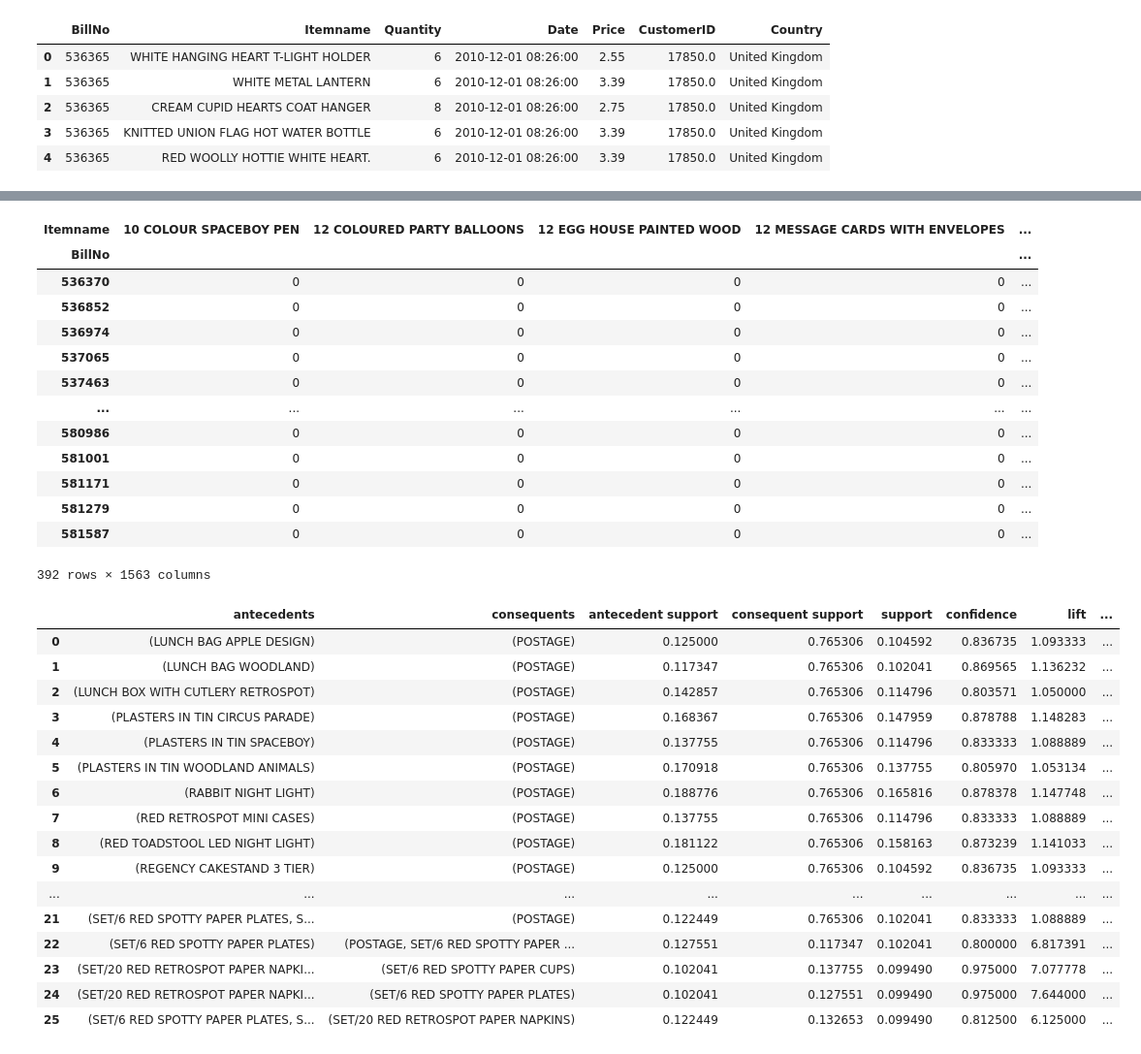
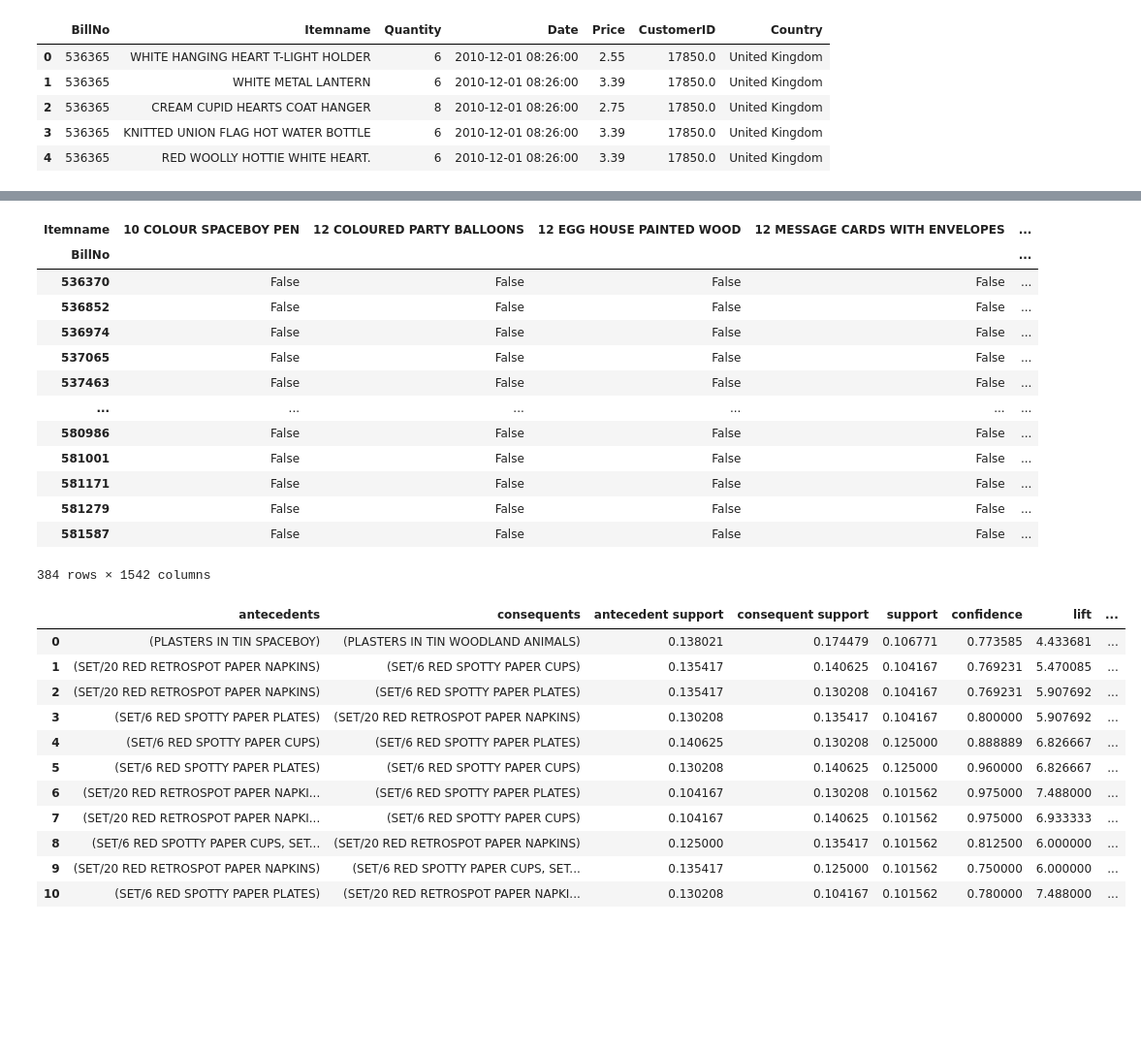
Before and after one commit to EnesBars/MarketSepetiAnalizi, a Jupyter notebook: MarketSepeti.ipynb, the cells around one changed output, grey strips where cells are left out. Shown: that part at 97% size. Saved outputs shown, nothing was run; the diff lists cells and outputs as text; code cells hidden in the pictures; blank space fills up the shorter version.

```diff
--- a/MarketSepeti.ipynb
+++ b/MarketSepeti.ipynb
@@ -21,9 +19,13 @@ df.head()
 | 3 | 536365 | KNITTED UNION FLAG HOT WATER BOTTLE | 6 | 2010-12-01 08:26:00 | 3.39 | 17850.0 | United Kingdom |
 | 4 | 536365 | RED WOOLLY HOTTIE WHITE HEART. | 6 | 2010-12-01 08:26:00 | 3.39 | 17850.0 | United Kingdom |
 # %%
-#Fatura numarası olmayan verileri çıkartma
+# Eksik verisi olan dataları ve posta ücretlerini silme
 df['Itemname'] = df['Itemname'].str.strip()
-df.dropna(axis=0, subset=['BillNo'],inplace=True)
+
+columns_to_check = ['BillNo', 'Itemname', 'Quantity', 'Date', 'Price', 'CustomerID', 'Country']
+df.dropna(axis=0, subset=columns_to_check, inplace=True)
+df.drop(df[df['Itemname'] == 'POSTAGE'].index, inplace=True)
+
 df
 # %% [output]
 |  | BillNo | Itemname | Quantity | Date | Price | CustomerID | Country |
@@ -67,53 +69,48 @@ basket
 #Miktar değişkeni 0 olduğunda 0 , 0 dan büyük olduğunda 1 e eşitleme (Beraber alındığı sürece kaçar tane alındığı bizi ilgilendirmiyor)
 def encode_units(x):
     if x <= 0:
-        return 0
+        return False
     if x >= 1:
-        return 1
-basket_sets = basket.applymap(encode_units)
+        return True
+basket_sets = basket.map(encode_units)
 basket_sets
 # %% [output]
 | Itemname | 10 COLOUR SPACEBOY PEN | 12 COLOURED PARTY BALLOONS | 12 EGG HOUSE PAINTED WOOD | 12 MESSAGE CARDS WITH ENVELOPES | ... |
 | BillNo |  |  |  |  | ... |
-| 536370 | 0 | 0 | 0 | 0 | ... |
-| 536852 | 0 | 0 | 0 | 0 | ... |
-| 536974 | 0 | 0 | 0 | 0 | ... |
-| 537065 | 0 | 0 | 0 | 0 | ... |
-| 537463 | 0 | 0 | 0 | 0 | ... |
+| 536370 | False | False | False | False | ... |
+| 536852 | False | False | False | False | ... |
+| 536974 | False | False | False | False | ... |
+| 537065 | False | False | False | False | ... |
+| 537463 | False | False | False | False | ... |
 | ... | ... | ... | ... | ... | ... |
-| 580986 | 0 | 0 | 0 | 0 | ... |
-| 581001 | 0 | 0 | 0 | 0 | ... |
-| 581171 | 0 | 0 | 0 | 0 | ... |
-| 581279 | 0 | 0 | 0 | 0 | ... |
-| 581587 | 0 | 0 | 0 | 0 | ... |
+| 580986 | False | False | False | False | ... |
+| 581001 | False | False | False | False | ... |
+| 581171 | False | False | False | False | ... |
+| 581279 | False | False | False | False | ... |
+| 581587 | False | False | False | False | ... |
-392 rows × 1563 columns
+384 rows × 1542 columns
 # %%
 # minimum desteği (min_support) %9 olan verileri apriori ile hesaplayıp
 # sıklıkla birlikte bulunan (frequent_itemsets) değişkenine atama
 frequent_itemsets = apriori(basket_sets, min_support=0.09, use_colnames=True)
 
-#elimizdeki verilerden güven parametresi %80'den büyük olanları listeleme
+#elimizdeki verilerden güven parametresi %75'den büyük olanları listeleme
 rules = association_rules(
-    frequent_itemsets, metric='confidence', min_threshold=0.8)
+    frequent_itemsets, metric='confidence', min_threshold=0.75)
 rules
 # %% [output]
 |  | antecedents | consequents | antecedent support | consequent support | support | confidence | lift | ... |
-| 0 | (LUNCH BAG APPLE DESIGN) | (POSTAGE) | 0.125000 | 0.765306 | 0.104592 | 0.836735 | 1.093333 | ... |
-| 1 | (LUNCH BAG WOODLAND) | (POSTAGE) | 0.117347 | 0.765306 | 0.102041 | 0.869565 | 1.136232 | ... |
-| 2 | (LUNCH BOX WITH CUTLERY RETROSPOT) | (POSTAGE) | 0.142857 | 0.765306 | 0.114796 | 0.803571 | 1.050000 | ... |
-| 3 | (PLASTERS IN TIN CIRCUS PARADE) | (POSTAGE) | 0.168367 | 0.765306 | 0.147959 | 0.878788 | 1.148283 | ... |
-| 4 | (PLASTERS IN TIN SPACEBOY) | (POSTAGE) | 0.137755 | 0.765306 | 0.114796 | 0.833333 | 1.088889 | ... |
-| 5 | (PLASTERS IN TIN WOODLAND ANIMALS) | (POSTAGE) | 0.170918 | 0.765306 | 0.137755 | 0.805970 | 1.053134 | ... |
-| 6 | (RABBIT NIGHT LIGHT) | (POSTAGE) | 0.188776 | 0.765306 | 0.165816 | 0.878378 | 1.147748 | ... |
-| 7 | (RED RETROSPOT MINI CASES) | (POSTAGE) | 0.137755 | 0.765306 | 0.114796 | 0.833333 | 1.088889 | ... |
-| 8 | (RED TOADSTOOL LED NIGHT LIGHT) | (POSTAGE) | 0.181122 | 0.765306 | 0.158163 | 0.873239 | 1.141033 | ... |
-| 9 | (REGENCY CAKESTAND 3 TIER) | (POSTAGE) | 0.125000 | 0.765306 | 0.104592 | 0.836735 | 1.093333 | ... |
-| ... | ... | ... | ... | ... | ... | ... | ... | ... |
-| 21 | (SET/6 RED SPOTTY PAPER PLATES, S... | (POSTAGE) | 0.122449 | 0.765306 | 0.102041 | 0.833333 | 1.088889 | ... |
-| 22 | (SET/6 RED SPOTTY PAPER PLATES) | (POSTAGE, SET/6 RED SPOTTY PAPER ... | 0.127551 | 0.117347 | 0.102041 | 0.800000 | 6.817391 | ... |
-| 23 | (SET/20 RED RETROSPOT PAPER NAPKI... | (SET/6 RED SPOTTY PAPER CUPS) | 0.102041 | 0.137755 | 0.099490 | 0.975000 | 7.077778 | ... |
-| 24 | (SET/20 RED RETROSPOT PAPER NAPKI... | (SET/6 RED SPOTTY PAPER PLATES) | 0.102041 | 0.127551 | 0.099490 | 0.975000 | 7.644000 | ... |
-| 25 | (SET/6 RED SPOTTY PAPER PLATES, S... | (SET/20 RED RETROSPOT PAPER NAPKINS) | 0.122449 | 0.132653 | 0.099490 | 0.812500 | 6.125000 | ... |
+| 0 | (PLASTERS IN TIN SPACEBOY) | (PLASTERS IN TIN WOODLAND ANIMALS) | 0.138021 | 0.174479 | 0.106771 | 0.773585 | 4.433681 | ... |
+| 1 | (SET/20 RED RETROSPOT PAPER NAPKINS) | (SET/6 RED SPOTTY PAPER CUPS) | 0.135417 | 0.140625 | 0.104167 | 0.769231 | 5.470085 | ... |
+| 2 | (SET/20 RED RETROSPOT PAPER NAPKINS) | (SET/6 RED SPOTTY PAPER PLATES) | 0.135417 | 0.130208 | 0.104167 | 0.769231 | 5.907692 | ... |
+| 3 | (SET/6 RED SPOTTY PAPER PLATES) | (SET/20 RED RETROSPOT PAPER NAPKINS) | 0.130208 | 0.135417 | 0.104167 | 0.800000 | 5.907692 | ... |
+| 4 | (SET/6 RED SPOTTY PAPER CUPS) | (SET/6 RED SPOTTY PAPER PLATES) | 0.140625 | 0.130208 | 0.125000 | 0.888889 | 6.826667 | ... |
+| 5 | (SET/6 RED SPOTTY PAPER PLATES) | (SET/6 RED SPOTTY PAPER CUPS) | 0.130208 | 0.140625 | 0.125000 | 0.960000 | 6.826667 | ... |
+| 6 | (SET/20 RED RETROSPOT PAPER NAPKI... | (SET/6 RED SPOTTY PAPER PLATES) | 0.104167 | 0.130208 | 0.101562 | 0.975000 | 7.488000 | ... |
+| 7 | (SET/20 RED RETROSPOT PAPER NAPKI... | (SET/6 RED SPOTTY PAPER CUPS) | 0.104167 | 0.140625 | 0.101562 | 0.975000 | 6.933333 | ... |
+| 8 | (SET/6 RED SPOTTY PAPER CUPS, SET... | (SET/20 RED RETROSPOT PAPER NAPKINS) | 0.125000 | 0.135417 | 0.101562 | 0.812500 | 6.000000 | ... |
+| 9 | (SET/20 RED RETROSPOT PAPER NAPKINS) | (SET/6 RED SPOTTY PAPER CUPS, SET... | 0.135417 | 0.125000 | 0.101562 | 0.750000 | 6.000000 | ... |
+| 10 | (SET/6 RED SPOTTY PAPER PLATES) | (SET/20 RED RETROSPOT PAPER NAPKI... | 0.130208 | 0.104167 | 0.101562 | 0.780000 | 7.488000 | ... |
 # %%
 # lift değeri 5 ten büyük olanları ayıklama
 rules[(rules['lift'] >= 5)]
```
Also changed, not shown: parts of 6 cells of this notebook.
